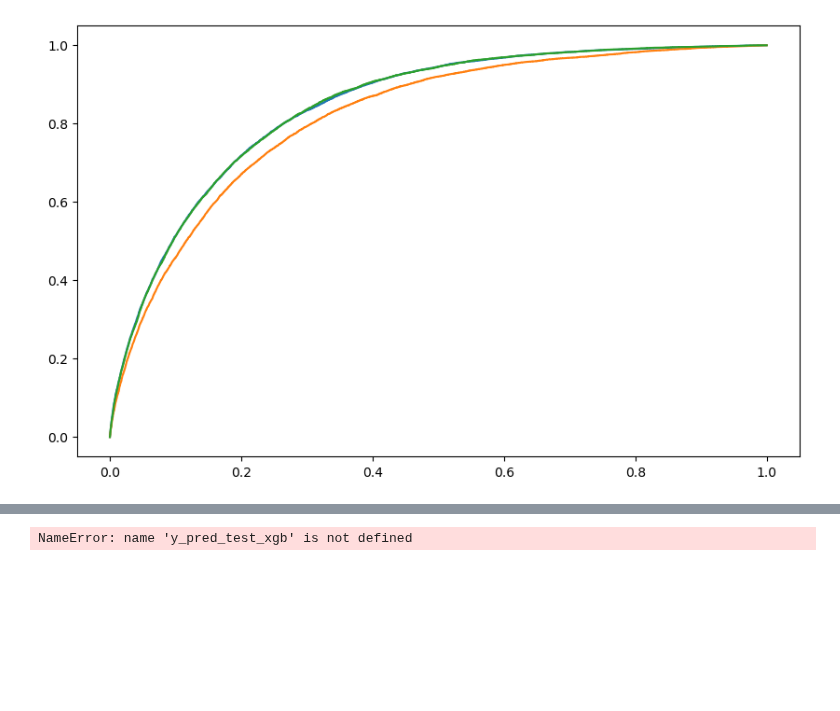
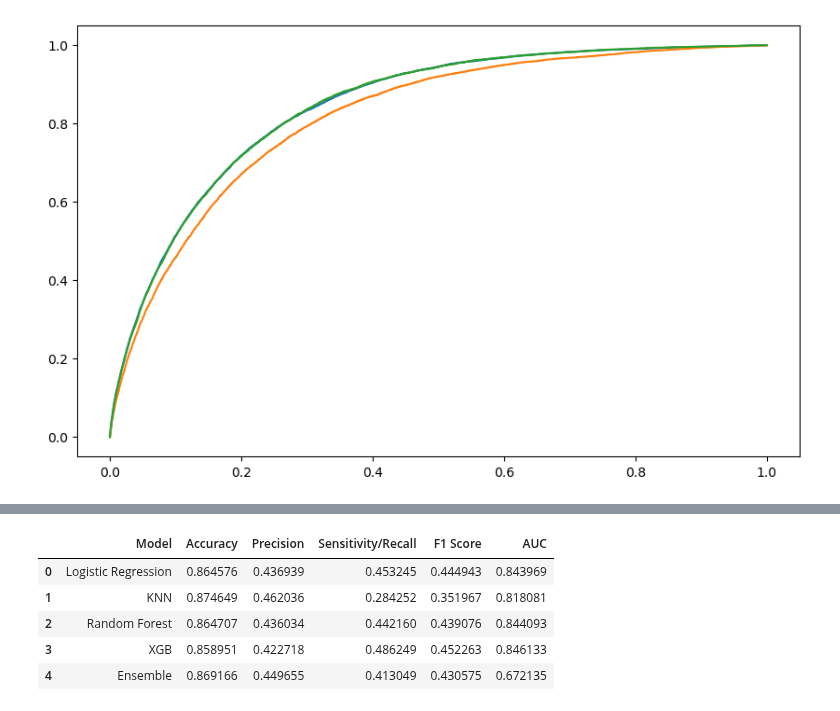
Before and after one commit to DecisionTreeBruining/212B-ML-Project, a Jupyter notebook: assignment_2/local_dev/final_analysis.ipynb, the cells around one changed output, grey strips where cells are left out. Saved outputs shown, nothing was run; the diff lists cells and outputs as text; code cells hidden in the pictures; blank space fills up the shorter version.

```diff
--- a/assignment_2/local_dev/final_analysis.ipynb
+++ b/assignment_2/local_dev/final_analysis.ipynb
@@ -499,50 +567,60 @@ logi_accuracy = accuracy_score(y_test, y_pred_test_logi)
 knn_accuracy = accuracy_score(y_test, y_pred_test_knn)
 rf_accuracy = accuracy_score(y_test, y_pred_test_rf)
 xgb_accuracy = accuracy_score(y_test, y_pred_test_xgb)
+ensemble_accuracy = ensemble_metrics.iloc[0,0]
 
 # Precision
 logi_precision = precision_score(y_test, y_pred_test_logi)
 knn_precision = precision_score(y_test, y_pred_test_knn)
 rf_precision = precision_score(y_test, y_pred_test_rf)
 xgb_precision = precision_score(y_test, y_pred_test_xgb)
+ensemble_precision = ensemble_metrics.iloc[0,1]
 
 # Recall
 logi_recall = recall_score(y_test, y_pred_test_logi)
 knn_recall = recall_score(y_test, y_pred_test_knn)
 rf_recall = recall_score(y_test, y_pred_test_rf)
 xgb_recall = recall_score(y_test, y_pred_test_xgb)
+ensemble_recall = ensemble_metrics.iloc[0,2]
 
 # F1 Score
 logi_f1 = f1_score(y_test, y_pred_test_logi)
 knn_f1 = f1_score(y_test, y_pred_test_knn)
 rf_f1 = f1_score(y_test, y_pred_test_rf)
 xgb_f1 = f1_score(y_test, y_pred_test_xgb)
+ensemble_f1 = ensemble_metrics.iloc[0,3]
 
 # AUC
 logi_auc = roc_auc_score(y_test, y_pred_prob_logi)
 knn_auc = roc_auc_score(y_test, y_pred_prob_knn)
 rf_auc = roc_auc_score(y_test, y_pred_prob_rf)
 xgb_auc = roc_auc_score(y_test, y_pred_prob_xgb)
+ensemble_auc = ensemble_metrics.iloc[0,4]
 
 # Sensitivity
 logi_sensitivity = logi_conf.iloc[1,1]/(logi_conf.iloc[1,1] + logi_conf.iloc[1,0])
 knn_sensitivity = knn_conf.iloc[1,1]/(knn_conf.iloc[1,1] + knn_conf.iloc[1,0])
 rf_sensitivity = rf_conf.iloc[1,1]/(rf_conf.iloc[1,1] + rf_conf.iloc[1,0])
 xgb_sensitivity = xgb_conf.iloc[1,1]/(xgb_conf.iloc[1,1] + xgb_conf.iloc[1,0])
 
 # Create a DataFrame to store the metrics
 metrics_df = pd.DataFrame({
-    'Model': ['Logistic Regression', 'KNN', 'Random Forest', 'XGB'],
-    'Accuracy': [logi_accuracy, knn_accuracy, rf_accuracy, xgb_accuracy],
-    'Precision': [logi_precision, knn_precision, rf_precision, xgb_precision],
-    'Sensitivity/Recall': [logi_recall, knn_recall, rf_recall, xgb_recall],
-    'F1 Score': [logi_f1, knn_f1, rf_f1, xgb_f1],
-    'AUC': [logi_auc, knn_auc, rf_auc, xgb_auc],
+    'Model': ['Logistic Regression', 'KNN', 'Random Forest', 'XGB', 'Ensemble'],
+    'Accuracy': [logi_accuracy, knn_accuracy, rf_accuracy, xgb_accuracy, ensemble_accuracy],
+    'Precision': [logi_precision, knn_precision, rf_precision, xgb_precision, ensemble_precision],
+    'Sensitivity/Recall': [logi_recall, knn_recall, rf_recall, xgb_recall, ensemble_recall],
+    'F1 Score': [logi_f1, knn_f1, rf_f1, xgb_f1, ensemble_f1],
+    'AUC': [logi_auc, knn_auc, rf_auc, xgb_auc, ensemble_auc],
 })
 
 metrics_df
 # %% [output]
-NameError: name 'y_pred_test_xgb' is not defined
+|  | Model | Accuracy | Precision | Sensitivity/Recall | F1 Score | AUC |
+| 0 | Logistic Regression | 0.864576 | 0.436939 | 0.453245 | 0.444943 | 0.843969 |
+| 1 | KNN | 0.874649 | 0.462036 | 0.284252 | 0.351967 | 0.818081 |
+| 2 | Random Forest | 0.864707 | 0.436034 | 0.442160 | 0.439076 | 0.844093 |
+| 3 | XGB | 0.858951 | 0.422718 | 0.486249 | 0.452263 | 0.846133 |
+| 4 | Ensemble | 0.869166 | 0.449655 | 0.413049 | 0.430575 | 0.672135 |
 # %%
 # save metrics to parquet
 metrics_df.to_parquet(os.path.join(path_google, "metrics.parquet"))
```
Also changed, not shown: parts of 13 cells of this notebook.
